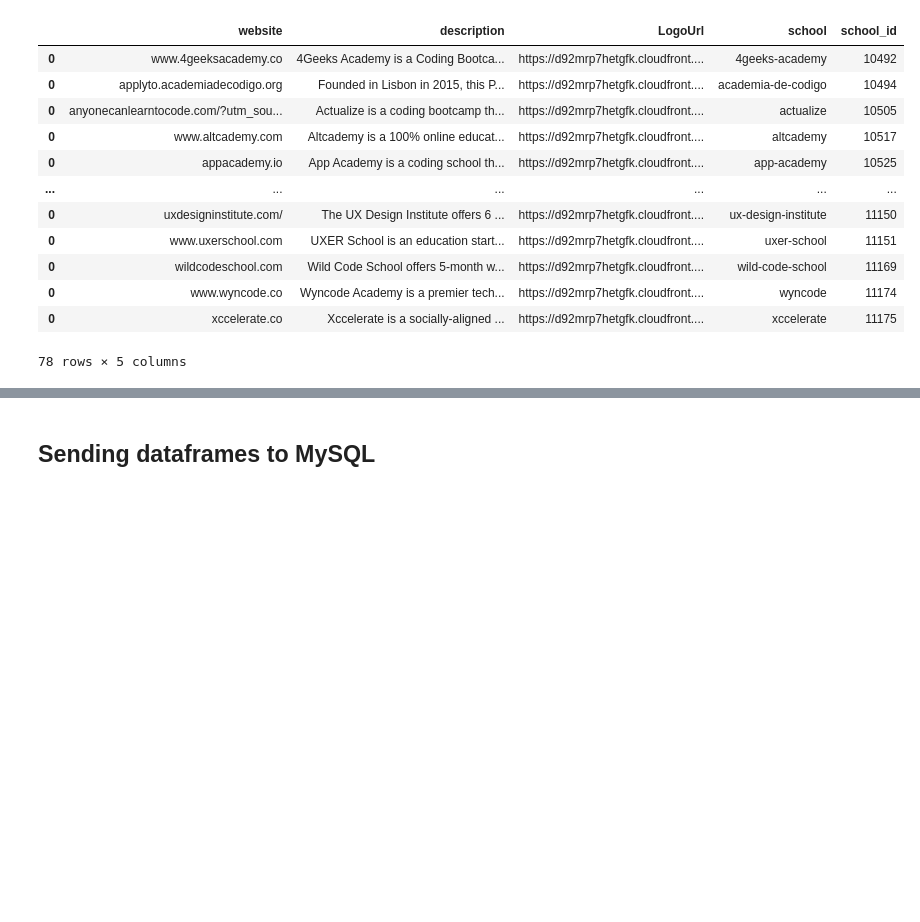
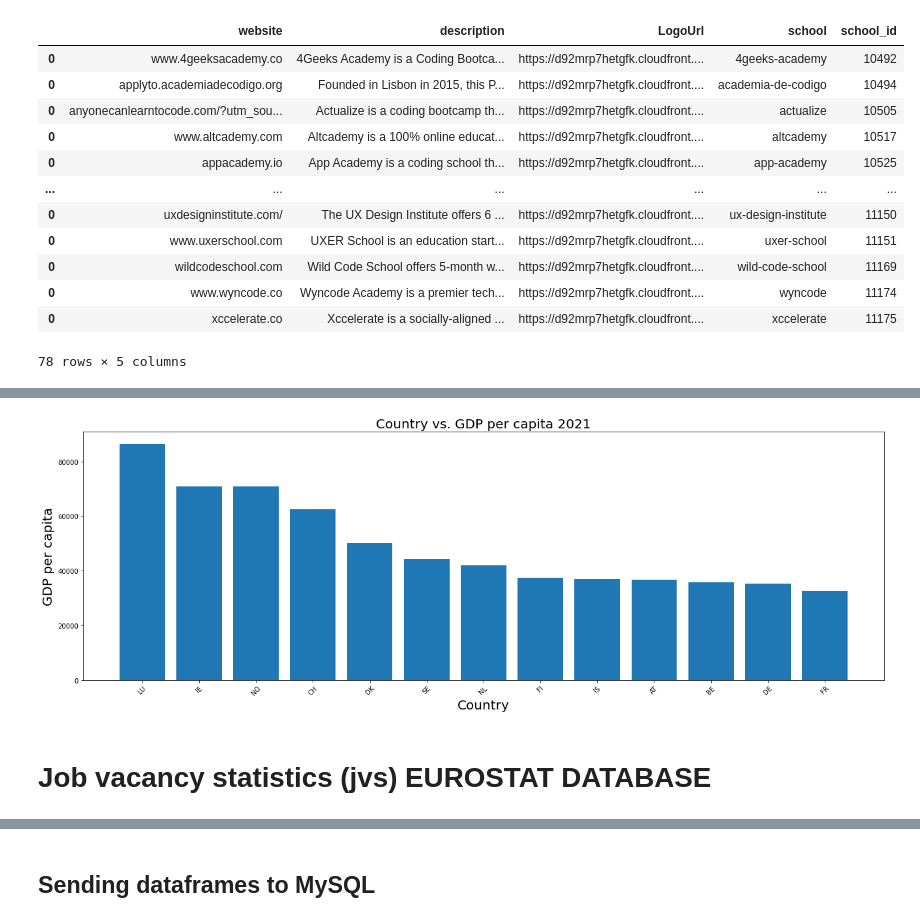
Before and after one commit to aboyalejandro/sql_project, a Jupyter notebook: sql_project_code.ipynb, the cells around one changed output, grey strips where cells are left out. Drawn from its saved outputs; the diff is of its cells as text; code cells hidden in the pictures; blank space fills up the shorter version.

```diff
--- a/sql_project_code.ipynb
+++ b/sql_project_code.ipynb
@@ -861,0 +1000,4 @@ comments.drop(['user','comments'], axis='columns', inplace=True)
+# %%
+gdp_21 = gdp_table[gdp_table['TIME_PERIOD'] == 2021]
+# %%
+gdp_21 = gdp_21.sort_values(by='OBS_VALUE', ascending=False)
@@ -861,0 +1013,4 @@ comments.drop(['user','comments'], axis='columns', inplace=True)
+# %%
+# GDP per capita for 2021 in Europe .................TABLE FOR SQL
+gdp_21 = gdp_21[['geo', 'OBS_VALUE']]
+gdp_21
@@ -861,0 +1035,4 @@ comments.drop(['user','comments'], axis='columns', inplace=True)
+# %%
+#Top 13 GDP Countries for sql
+gdp_21_top13 = gdp_21.head(13)
+gdp_21_top13
@@ -861,0 +1054,16 @@ comments.drop(['user','comments'], axis='columns', inplace=True)
+# %%
+# Creating a simple bar chart and
+plt.figure(figsize=(22,7))
+plt.bar(gdp_21_top13['geo'], gdp_21_top13['OBS_VALUE'])
+plt.title('Country vs. GDP per capita 2021', fontsize=20)
+plt.xlabel('Country', fontsize=20)
+plt.xticks(rotation=45)
+plt.ylabel('GDP per capita', fontsize=20)
+
+
+
+plt.show()
+# %% [output]
+[figure, added]
+# %% [markdown]
+# Job vacancy statistics (jvs) EUROSTAT DATABASE
```
Also changed, not shown: parts of 62 cells of this notebook, 12 other files.
